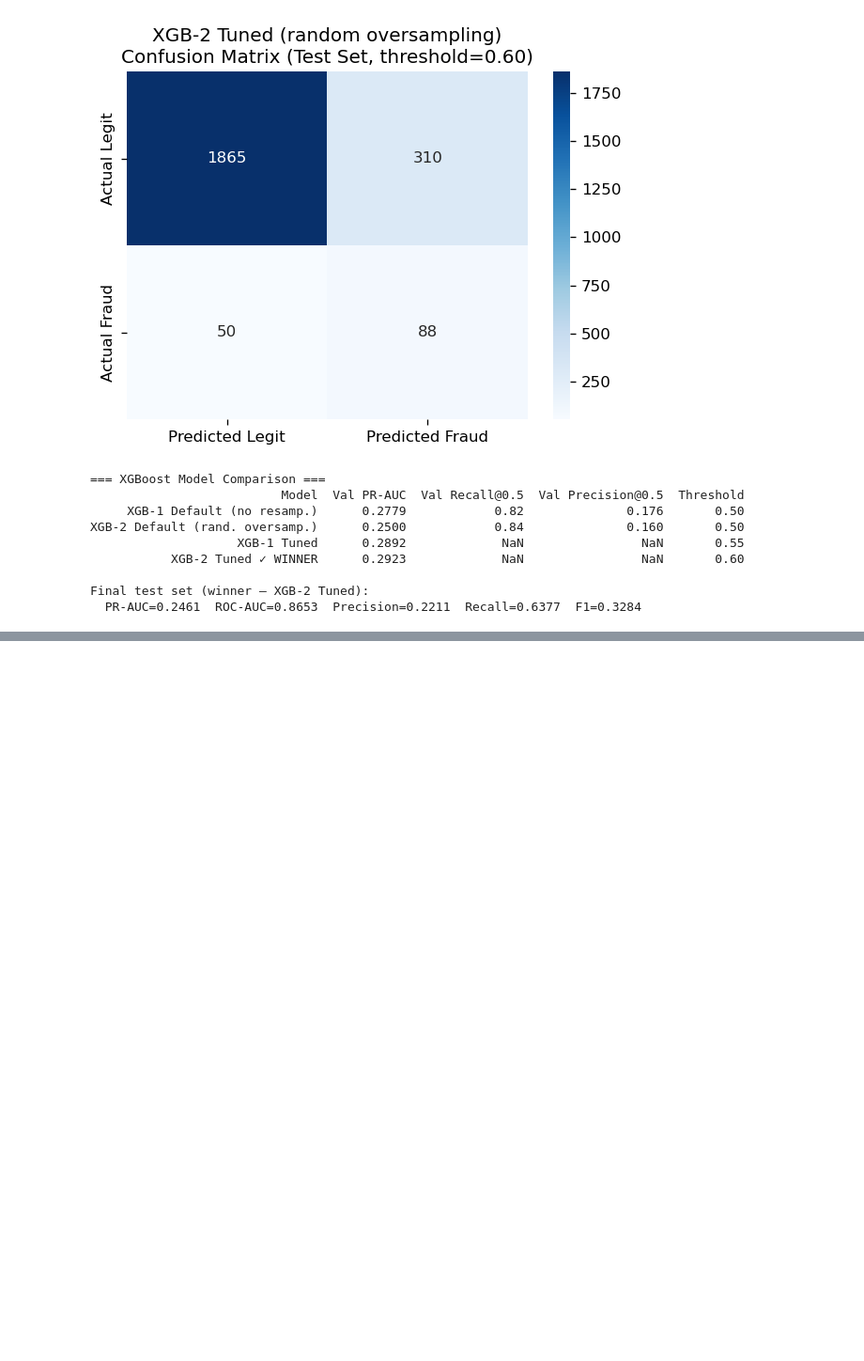
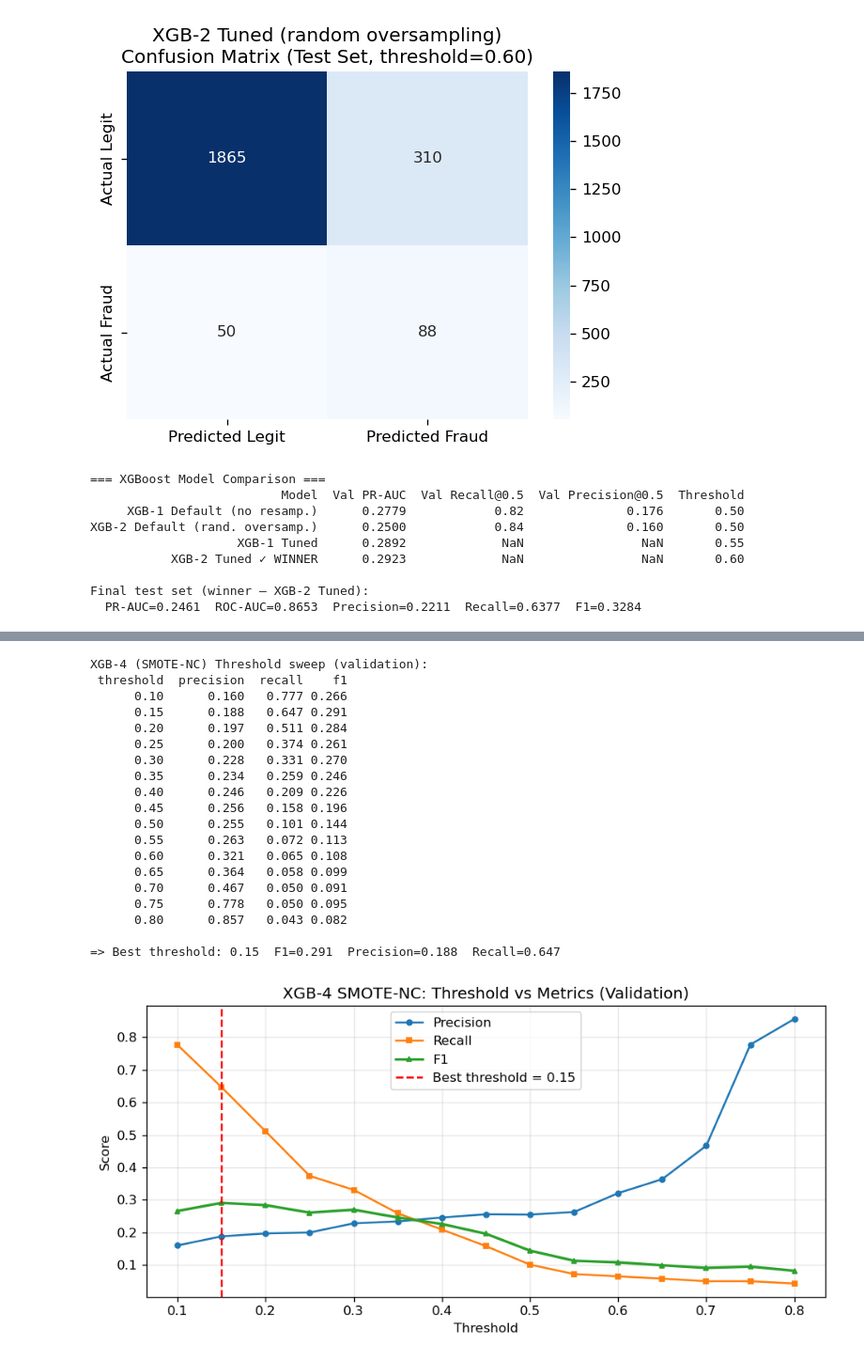
Before and after one commit to 1manvi/ML-Credit-Card-Fraud-2026, a Jupyter notebook: data_preprocessing_feature_engineering+XGBoost_not_finished.ipynb, the cells around one changed output, grey strips where cells are left out. Shown at 94% size. Drawn from its saved outputs; the diff is of its cells as text; code cells hidden in the pictures; blank space fills up the shorter version.

Commit message:
Add SMOTE-NC  as improved alternative to SMOTE for categorical features

```diff
--- a/data_preprocessing_feature_engineering+XGBoost_not_finished.ipynb
+++ b/data_preprocessing_feature_engineering+XGBoost_not_finished.ipynb
@@ -1109,0 +1167,13 @@ Final test set (winner — XGB-2 Tuned):
+# %%
+from imblearn.over_sampling import SMOTENC
+
+smotenc = SMOTENC(
+    categorical_features=categorical_indices,
+    random_state=42,
+    k_neighbors=5
+)
+
+X_train_smotenc, y_train_smotenc = smotenc.fit_resample(X_train, y_train)
+
+print(f"Before SMOTE-NC: {y_train.value_counts().to_dict()}")
+print(f"After SMOTE-NC:  {dict(zip(*np.unique(y_train_smotenc, return_counts=True)))}")
@@ -1109,0 +1223,62 @@ Final test set (winner — XGB-2 Tuned):
+# %%
+thresholds = np.arange(0.10, 0.85, 0.05)
+thresh_rows_xgb4 = []
+
+for t in thresholds:
+    preds = (y_val_proba_xgb4 >= t).astype(int)
+    thresh_rows_xgb4.append({
+        "threshold": round(t, 2),
+        "precision": round(precision_score(y_val, preds, zero_division=0), 3),
+        "recall":    round(recall_score(y_val, preds, zero_division=0), 3),
+        "f1":        round(f1_score(y_val, preds, zero_division=0), 3),
+    })
+
+thresh_df_xgb4 = pd.DataFrame(thresh_rows_xgb4)
+best_idx_xgb4  = thresh_df_xgb4["f1"].idxmax()
+best_t_xgb4    = thresh_df_xgb4.loc[best_idx_xgb4, "threshold"]
+
+print("XGB-4 (SMOTE-NC) Threshold sweep (validation):")
+print(thresh_df_xgb4.to_string(index=False))
+print(f"\n=> Best threshold: {best_t_xgb4:.2f}  "
+      f"F1={thresh_df_xgb4.loc[best_idx_xgb4,'f1']:.3f}  "
+      f"Precision={thresh_df_xgb4.loc[best_idx_xgb4,'precision']:.3f}  "
+      f"Recall={thresh_df_xgb4.loc[best_idx_xgb4,'recall']:.3f}")
+
+# Plot threshold curve
+fig, ax = plt.subplots(figsize=(8, 4))
+ax.plot(thresh_df_xgb4["threshold"], thresh_df_xgb4["precision"],
+        label="Precision", marker="o", ms=4)
+ax.plot(thresh_df_xgb4["threshold"], thresh_df_xgb4["recall"],
+        label="Recall", marker="s", ms=4)
+ax.plot(thresh_df_xgb4["threshold"], thresh_df_xgb4["f1"],
+        label="F1", marker="^", ms=4, lw=2)
+ax.axvline(best_t_xgb4, color="red", linestyle="--",
+           label=f"Best threshold = {best_t_xgb4:.2f}")
+ax.set_xlabel("Threshold")
+ax.set_ylabel("Score")
+ax.set_title("XGB-4 SMOTE-NC: Threshold vs Metrics (Validation)")
+ax.legend()
+ax.grid(True, alpha=0.3)
+plt.tight_layout()
+plt.show()
+# %% [output]
+XGB-4 (SMOTE-NC) Threshold sweep (validation):
+ threshold  precision  recall    f1
+      0.10      0.160   0.777 0.266
+      0.15      0.188   0.647 0.291
+      0.20      0.197   0.511 0.284
+      0.25      0.200   0.374 0.261
+      0.30      0.228   0.331 0.270
+      0.35      0.234   0.259 0.246
+      0.40      0.246   0.209 0.226
+      0.45      0.256   0.158 0.196
+      0.50      0.255   0.101 0.144
+      0.55      0.263   0.072 0.113
+      0.60      0.321   0.065 0.108
+      0.65      0.364   0.058 0.099
+      0.70      0.467   0.050 0.091
+      0.75      0.778   0.050 0.095
+      0.80      0.857   0.043 0.082
+
+=> Best threshold: 0.15  F1=0.291  Precision=0.188  Recall=0.647
+[figure, added]
```
Also changed, not shown: parts of 6 cells of this notebook.
